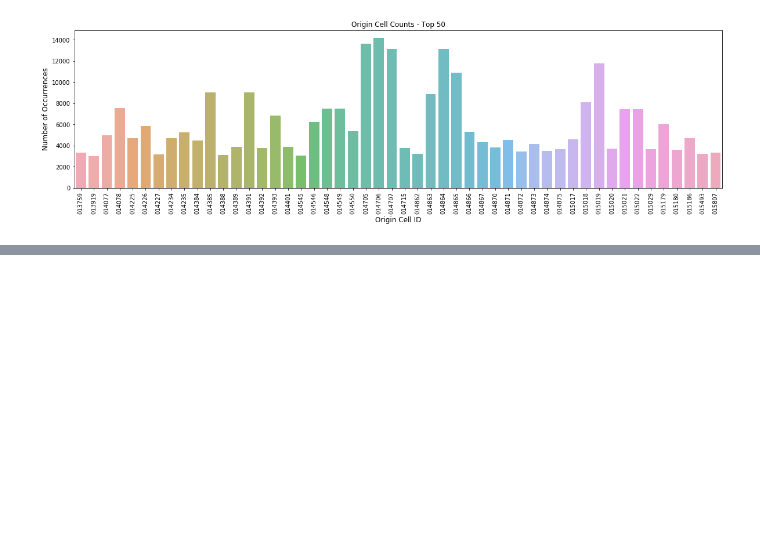
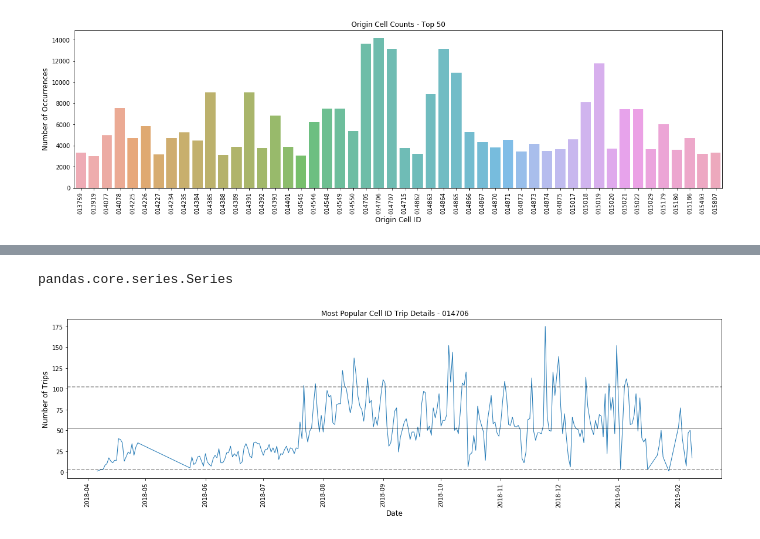
Before and after one commit to sameerabalay/Dockless_Mobility, a Jupyter notebook: src/Time_Series_Analysis.ipynb, the cells around one changed output, grey strips where cells are left out. Drawn from its saved outputs; the diff is of its cells as text; code cells hidden in the pictures; blank space fills up the shorter version.

Commit message:
Time Series Analysis round 2

```diff
--- a/src/Time_Series_Analysis.ipynb
+++ b/src/Time_Series_Analysis.ipynb
@@ -223,0 +326,23 @@ top_50
+# %%
+#trips.groupby('START_DATE').count()['count'].plot(marker='o')
+type(trips.groupby('START_DATE').count()['count'])
+# %% [output]
+pandas.core.series.Series
+# %%
+plt.figure(figsize=(20,5))
+trip_counts = trips.groupby('START_DATE').count()['count']
+sns.lineplot(x=trip_counts.index, y=trip_counts.values, sort=False, lw=1)
+mean_activity = trip_counts.mean()
+upper_std = mean_activity + 1.5 * np.std(trip_counts)
+lower_std = mean_activity - 1.5 * np.std(trip_counts)
+plt.axhline(upper_std, linestyle='--', c='black', alpha=.4)
+plt.axhline(lower_std, linestyle='--', c='black', alpha=.4)
+plt.axhline(mean_activity, c='black', alpha=.4)
+plt.title('Most Popular Cell ID Trip Details - 014706')
+plt.ylabel('Number of Trips', fontsize=12)
+plt.xlabel('Date', fontsize=12,rotation='horizontal')
+plt.xticks(rotation=90)
+plt.savefig('../output/EDA/Top_cell_Trip_details_yearly.png')
+plt.show()
+# %% [output]
+[figure, added]
```
Also changed, not shown: parts of 12 cells of this notebook, 2 other files.
